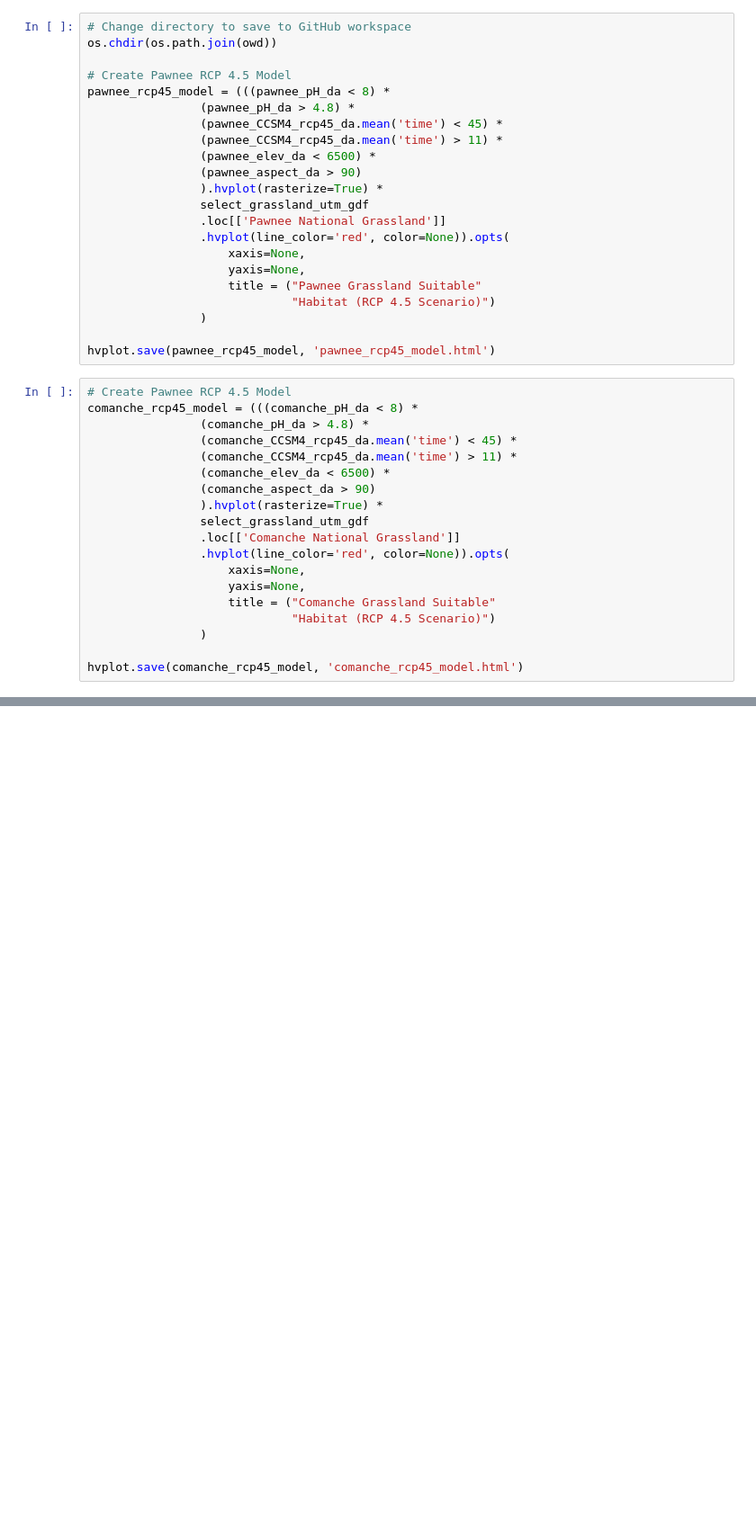
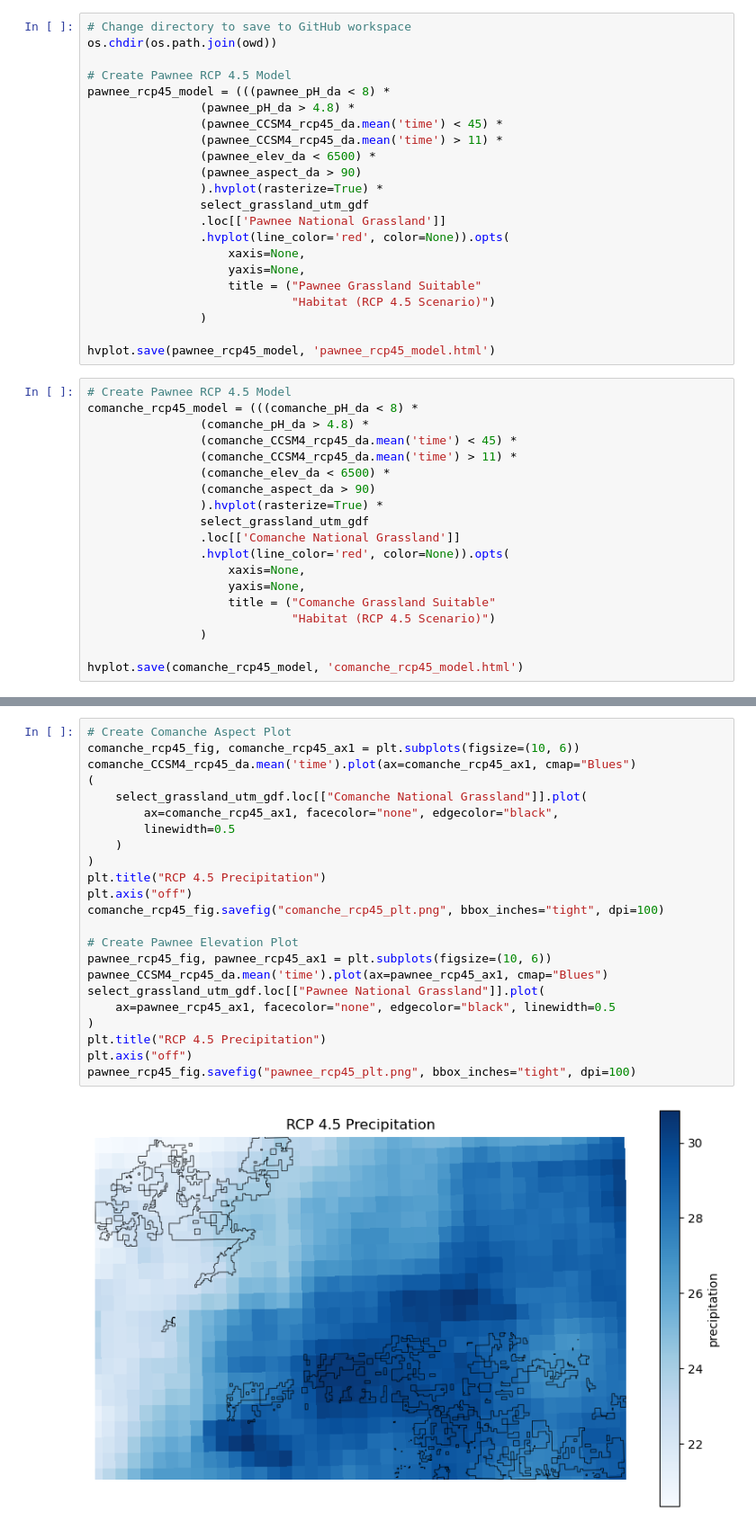
Before and after one commit to pth6570/earth-analytics-intro-final, a Jupyter notebook: final_current_dec17.ipynb, the cells around one changed output, grey strips where cells are left out. Shown at 90% size. Saved outputs shown, nothing was run; the diff lists cells and outputs as text; blank space fills up the shorter version.

```diff
--- a/final_current_dec17.ipynb
+++ b/final_current_dec17.ipynb
@@ -699,0 +779,25 @@ hvplot.save(comanche_rcp85_plt, 'comanche_rcp85_plt.html')
+# %%
+# Create Comanche Aspect Plot
+comanche_rcp45_fig, comanche_rcp45_ax1 = plt.subplots(figsize=(10, 6))
+comanche_CCSM4_rcp45_da.mean('time').plot(ax=comanche_rcp45_ax1, cmap="Blues")
+(
+    select_grassland_utm_gdf.loc[["Comanche National Grassland"]].plot(
+        ax=comanche_rcp45_ax1, facecolor="none", edgecolor="black",
+        linewidth=0.5
+    )
+)
+plt.title("RCP 4.5 Precipitation")
+plt.axis("off")
+comanche_rcp45_fig.savefig("comanche_rcp45_plt.png", bbox_inches="tight", dpi=100)
+
+# Create Pawnee Elevation Plot
+pawnee_rcp45_fig, pawnee_rcp45_ax1 = plt.subplots(figsize=(10, 6))
+pawnee_CCSM4_rcp45_da.mean('time').plot(ax=pawnee_rcp45_ax1, cmap="Blues")
+select_grassland_utm_gdf.loc[["Pawnee National Grassland"]].plot(
+    ax=pawnee_rcp45_ax1, facecolor="none", edgecolor="black", linewidth=0.5
+)
+plt.title("RCP 4.5 Precipitation")
+plt.axis("off")
+pawnee_rcp45_fig.savefig("pawnee_rcp45_plt.png", bbox_inches="tight", dpi=100)
+# %% [output]
+[figure, added]
```
Also changed, not shown: parts of 11 cells of this notebook, 10 other files.
